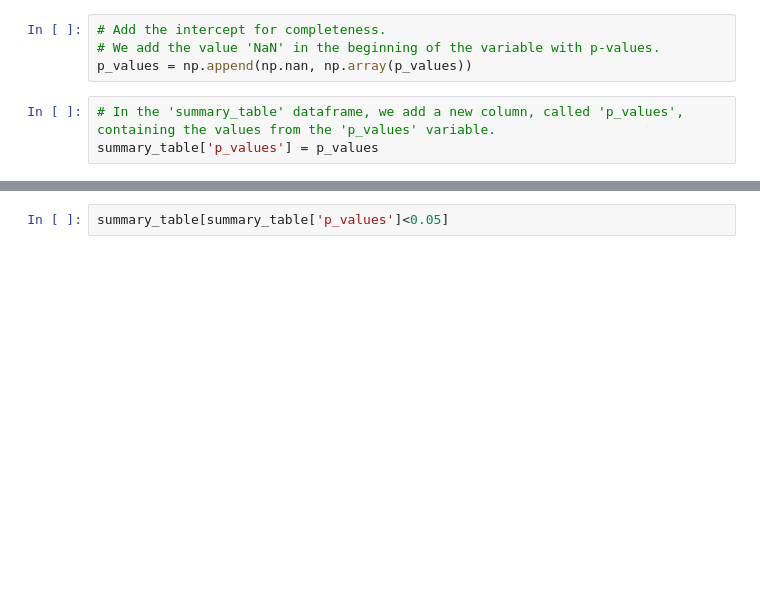
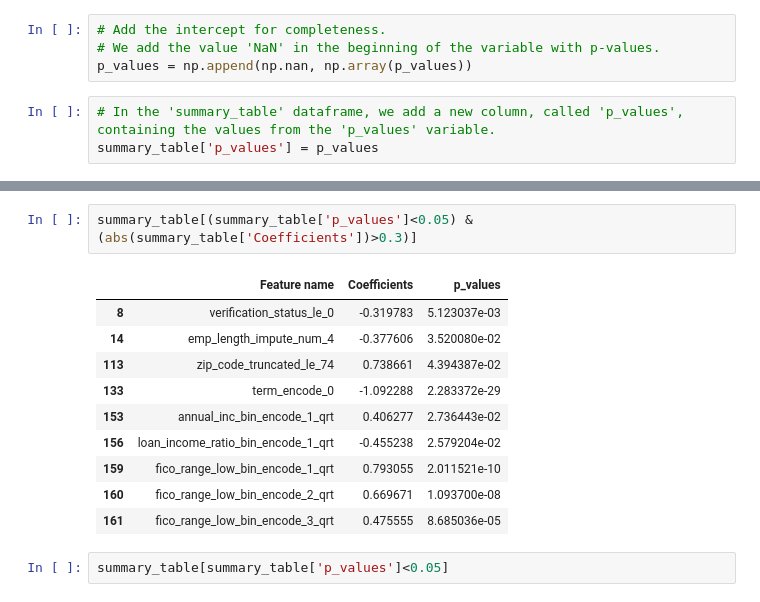
Before and after one commit to 0xyuzi/Data_Challenges, a Jupyter notebook: LendingClub/LR_predict_model.ipynb, the cells around one changed output, grey strips where cells are left out. Cells and saved outputs as stored; diff of their text form; blank space fills up the shorter version.

```diff
--- a/LendingClub/LR_predict_model.ipynb
+++ b/LendingClub/LR_predict_model.ipynb
@@ -247,3 +256,16 @@ summary_table['p_values'] = p_values
+# %%
+summary_table[(summary_table['p_values']<0.05) & (abs(summary_table['Coefficients'])>0.3)]
+# %% [output]
+|  | Feature name | Coefficients | p_values |
+| 8 | verification_status_le_0 | -0.319783 | 5.123037e-03 |
+| 14 | emp_length_impute_num_4 | -0.377606 | 3.520080e-02 |
+| 113 | zip_code_truncated_le_74 | 0.738661 | 4.394387e-02 |
+| 133 | term_encode_0 | -1.092288 | 2.283372e-29 |
+| 153 | annual_inc_bin_encode_1_qrt | 0.406277 | 2.736443e-02 |
+| 156 | loan_income_ratio_bin_encode_1_qrt | -0.455238 | 2.579204e-02 |
+| 159 | fico_range_low_bin_encode_1_qrt | 0.793055 | 2.011521e-10 |
+| 160 | fico_range_low_bin_encode_2_qrt | 0.669671 | 1.093700e-08 |
+| 161 | fico_range_low_bin_encode_3_qrt | 0.475555 | 8.685036e-05 |
 # %%
 summary_table[summary_table['p_values']<0.05]
 # %% [output]
```
Also changed, not shown: parts of 1 cell of this notebook, 3 other files.
